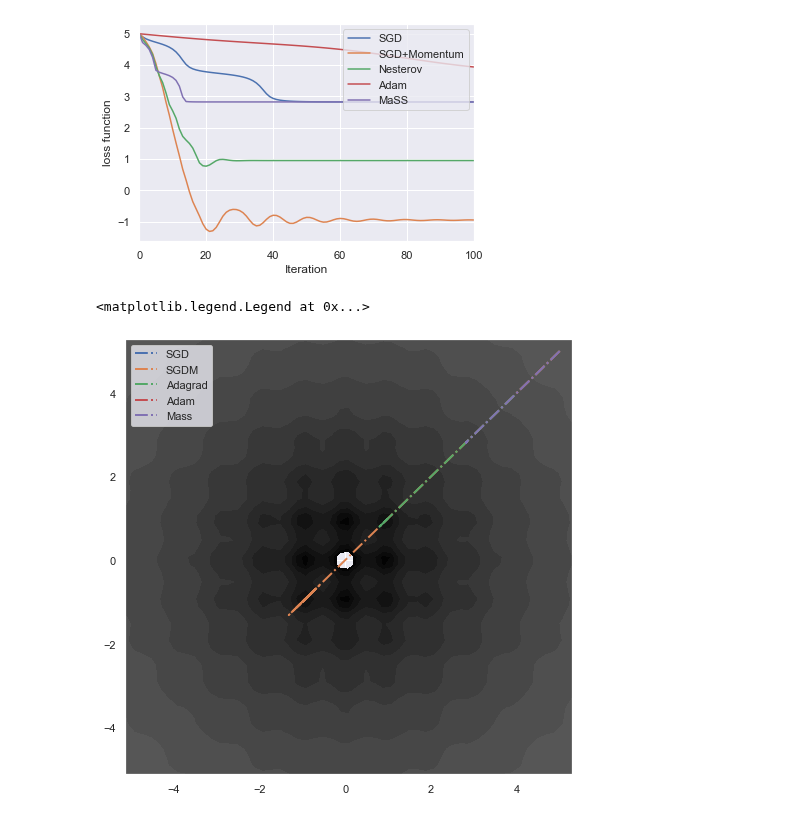
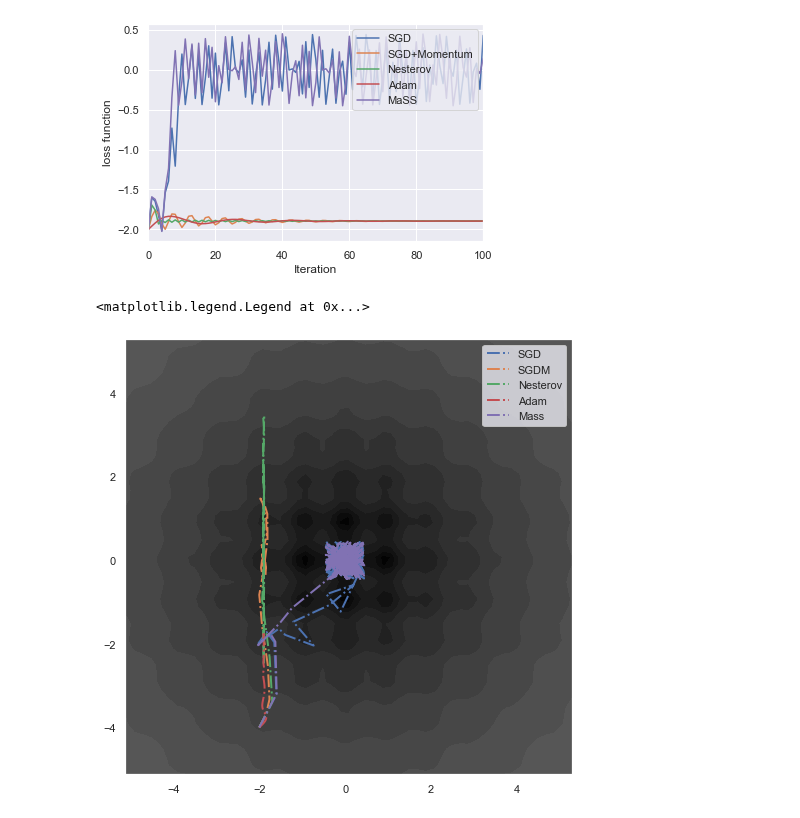
Before and after one commit to COMP6248-Reproducability-Challenge/MaSS-optimiser, a Jupyter notebook: General/Code/Rastrigin.ipynb, the cells around one changed output. Saved outputs shown, nothing was run; the diff lists cells and outputs as text; code cells hidden in the pictures.

Commit message:
improved plot funtion

```diff
--- a/General/Code/Rastrigin.ipynb
+++ b/General/Code/Rastrigin.ipynb
@@ -30,32 +30,32 @@ def rastrigin(tensor):
     return f
 # %%
 # SGD
-p_sgd = torch.tensor([[5.],[5.]], requires_grad=True)
-sgd = optim.SGD([p_sgd], lr=0.01)
+p_sgd = torch.tensor([[-2.],[-4.]], requires_grad=True)
+sgd = optim.SGD([p_sgd], lr=0.1)
 lossSgd = np.empty((2,0))
 lossSgd = np.append(lossSgd, p_sgd.data.numpy(),axis=1)
 
 # SGD + Momentum
-p_mom = torch.tensor([[5.],[5.]], requires_grad=True)
-mom = optim.SGD([p_mom], lr=0.01, momentum=0.9)
+p_mom = torch.tensor([[-2.],[-4.]], requires_grad=True)
+mom = optim.SGD([p_mom], lr=0.04, momentum=0.9)
 lossSgdMom = np.empty((2,0))
 lossSgdMom = np.append(lossSgdMom, p_mom.data.numpy(),axis=1)
 
 # SGD + nesterov
-p_nest = torch.tensor([[5.],[5.]], requires_grad=True)
-nest = optim.SGD([p_nest], lr=0.01, nesterov=True, momentum=0.8)
+p_nest = torch.tensor([[-2.],[-4.]], requires_grad=True)
+nest = optim.SGD([p_nest], lr=0.04, nesterov=True, momentum=0.9)
 lossSgdNest = np.empty((2,0))
 lossSgdNest = np.append(lossSgdNest, p_nest.data.numpy(),axis=1)
 
 # Adam
-p_adam = torch.tensor([[5.],[5.]], requires_grad=True)
-adam = optim.Adam([p_adam], lr=0.01)
+p_adam = torch.tensor([[-2.],[-4.]], requires_grad=True)
+adam = optim.Adam([p_adam], lr=0.04)
 lossAdam = np.empty((2,0))
 lossAdam = np.append(lossAdam, p_adam.data.numpy(),axis=1)
 
 # MaSS
-p_mass = torch.tensor([[5.],[5.]], requires_grad=True)
-mass = MaSS([p_mass], lr=0.01, alpha=0.05, kappa_t=15)
+p_mass = torch.tensor([[-2.],[-4.]], requires_grad=True)
+mass = MaSS([p_mass], lr=0.04, alpha=0.05, kappa_t=3)
 lossMass = np.empty((2,0))
 lossMass = np.append(lossMass, p_mass.data.numpy(),axis=1)
 # %%
@@ -88,7 +88,7 @@ plt.ylabel('loss function')
 plt.legend(loc="upper right")
 plt.show()
 # %% [output]
-[figure, old version]
+[figure, new version]
 # %%
 xmin, xmax, xstep = -5.12, 5.12, .2
 ymin, ymax, ystep = -5.12, 5.12, .2
@@ -97,13 +97,13 @@ z = rastrigin(torch.tensor([x, y])).numpy()
 # %%
 fig, ax = plt.subplots(figsize=(8, 8))
 ax.contourf(x, y, z, levels=np.logspace(0, 5, 35), norm=LogNorm(), cmap=plt.cm.gray)
 ax.plot(lossSgd[0], lossSgd[1], label='SGD', linewidth=2, linestyle='-.')
 ax.plot(lossSgdMom[0], lossSgdMom[1], label='SGDM', linewidth=2, linestyle='-.')
-ax.plot(lossSgdNest[0], lossSgdNest[1], label='Adagrad', linewidth=2, linestyle='-.')
+ax.plot(lossSgdNest[0], lossSgdNest[1], label='Nesterov', linewidth=2, linestyle='-.')
 ax.plot(lossAdam[0], lossAdam[1], label='Adam', linewidth=2, linestyle='-.')
 ax.plot(lossMass[0], lossMass[1], label='Mass', linewidth=2, linestyle='-.')
 
 ax.legend()
 # %% [output]
 <matplotlib.legend.Legend at 0x...>
-[figure, old version]
+[figure, new version]
```
Also changed, not shown: parts of 1 cell of this notebook, 4 other files.
